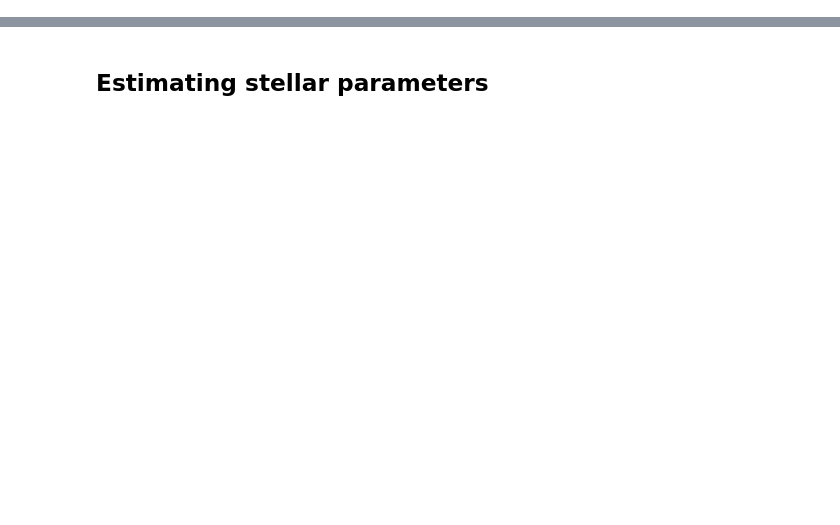
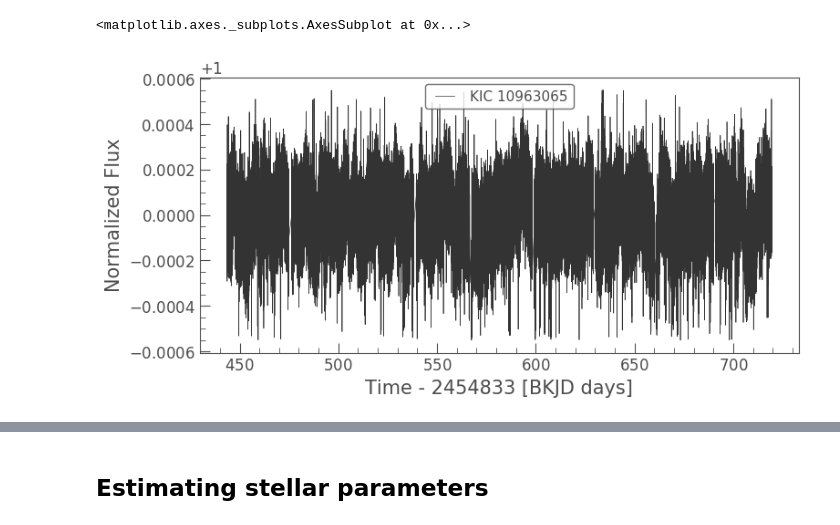
Before and after one commit to ojhall94/TASC5_lightkurve, a Jupyter notebook: Notebooks/Live_notebook.ipynb, the cells around one changed output, grey strips where cells are left out. Saved outputs shown, nothing was run; the diff lists cells and outputs as text; code cells hidden in the pictures; blank space fills up the shorter version.

```diff
--- a/Notebooks/Live_notebook.ipynb
+++ b/Notebooks/Live_notebook.ipynb
@@ -40 +50,6 @@ lc.plot()
+# %%
+lc.plot()
+# %% [output]
+<matplotlib.axes._subplots.AxesSubplot at 0x...>
+[figure, added]
 # %% [markdown]
```
Also changed, not shown: parts of 44 cells of this notebook, 6 other files.
